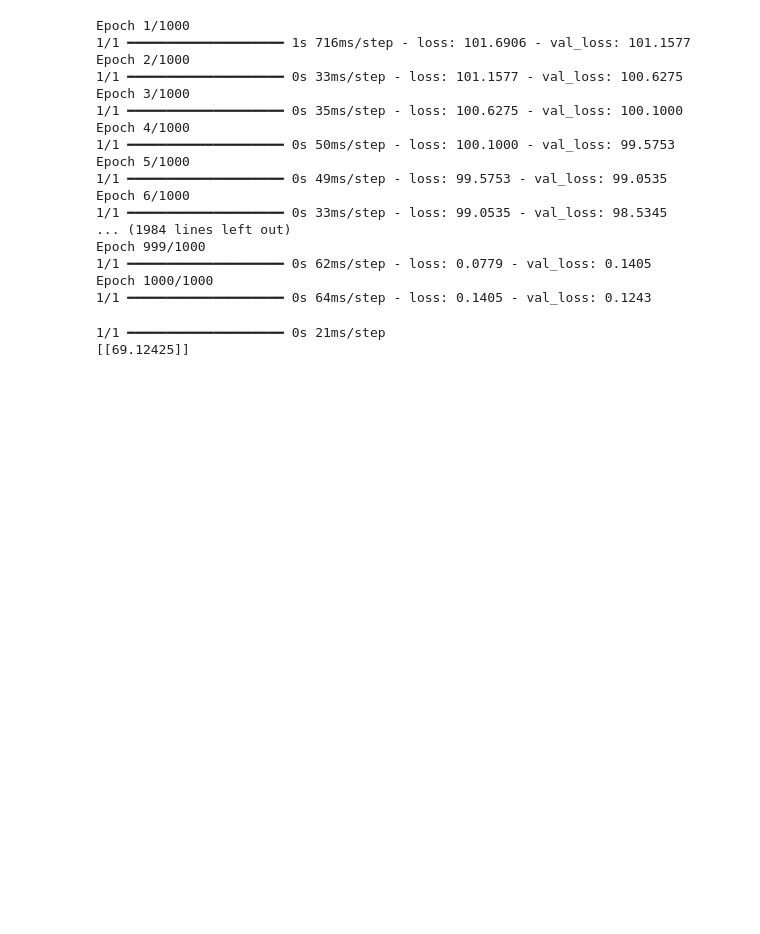
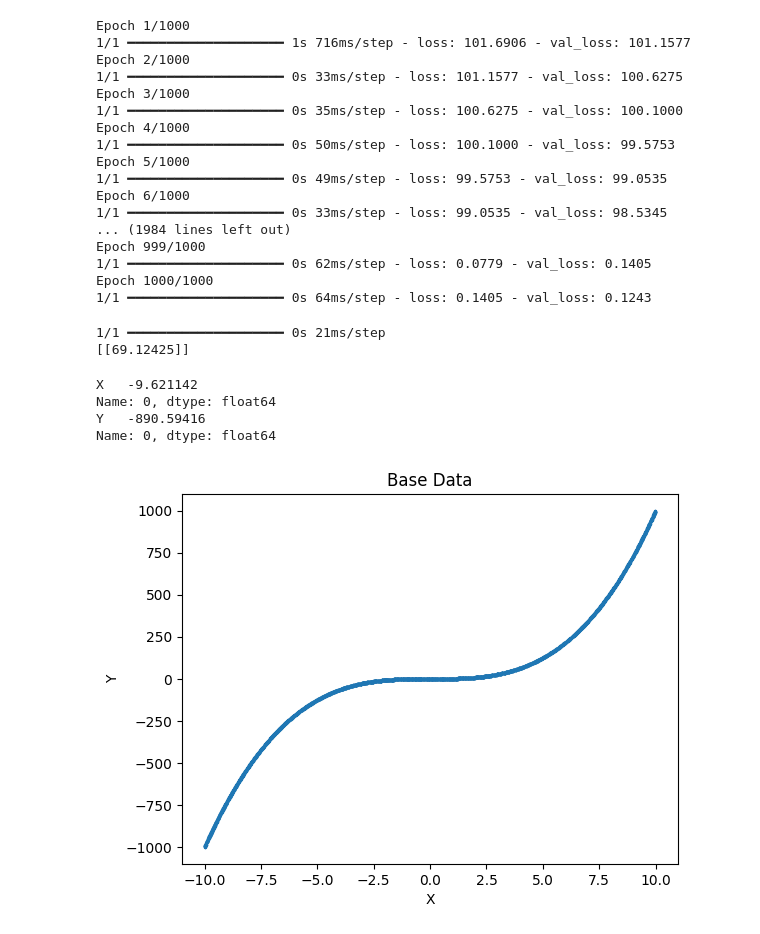
Before and after one commit to thebrownkidd/AI-learning, a Jupyter notebook: Neural Network/From-scratch/fxn_approxcimation.ipynb, the cells around one changed output. Drawn from its saved outputs; the diff is of its cells as text; code cells hidden in the pictures; blank space fills up the shorter version.

Commit message:
Added: Visualisation and Cube model

```diff
--- a/Neural Network/From-scratch/fxn_approxcimation.ipynb
+++ b/Neural Network/From-scratch/fxn_approxcimation.ipynb
@@ -72,3 +75,32 @@ print(y)
 # %% [output]
 1/1 ━━━━━━━━━━━━━━━━━━━━ 0s 21ms/step
 [[69.12425]]
+# %%
+X = []
+Y = []
+for i in range(5000):
+    a = random.uniform(-10.0,10.0)
+    X.append(a)
+    Y.append(a**3)
+X = pd.DataFrame(X,columns=['X'])
+Y = pd.DataFrame(Y,columns=['Y'])
+print(X.iloc[0])
+print(Y.iloc[0])
+# %% [output]
+X   -9.621142
+Name: 0, dtype: float64
+Y   -890.59416
+Name: 0, dtype: float64
+# %%
+df = pd.concat([X,Y],axis=1)
+df.head()
+df.plot(kind='scatter',x='X',y='Y', s=2)
+plt.title('Base Data')
+# plt.show()
+plt.savefig('C:/Projects/AI-learning/Neural Network/From-scratch/base_Data.png')
+img = cv2.imread('C:/Projects/AI-learning/Neural Network/From-scratch/base_Data.png')
+# cv2.imshow('image',img)
+height, width, layers = img.shape
+# print(df.shape)
+# %% [output]
+[figure, added]
```
Also changed, not shown: parts of 7 cells of this notebook, 5 other files.
